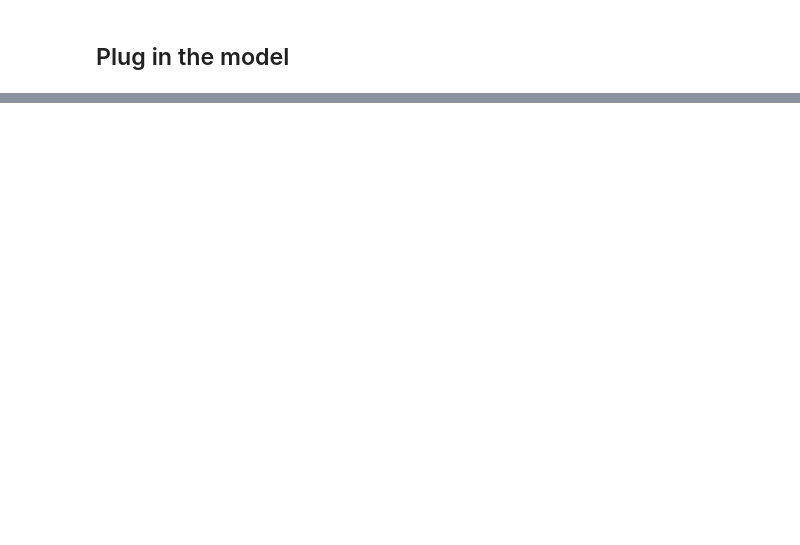
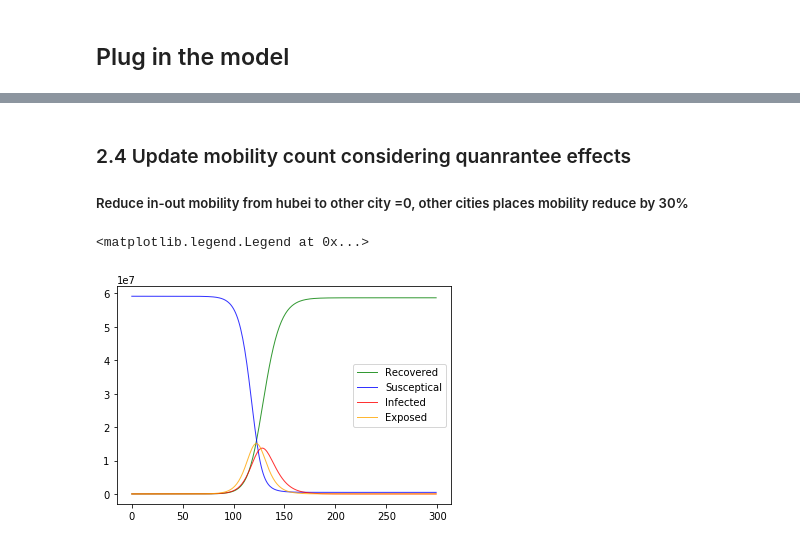
Before and after one commit to brookefzy/COVID-19, a Jupyter notebook: Province_level_simulation_with_mobility_factor.ipynb, the cells around one changed output, grey strips where cells are left out. Drawn from its saved outputs; the diff is of its cells as text; code cells hidden in the pictures; blank space fills up the shorter version.

```diff
--- a/Province_level_simulation_with_mobility_factor.ipynb
+++ b/Province_level_simulation_with_mobility_factor.ipynb
@@ -128,2 +164,4 @@ provincedf.to_csv('/Users/yuanfan/Documents/COVID-19/resource/transit/Baidu_prov
 # %% [markdown]
 ### Create a matrix
+# %%
+provincedf=pd.read_csv('/Users/yuanfan/Documents/COVID-19/resource/transit/Baidu_province_0220.csv')
@@ -290,0 +228,24 @@ temp2[['day', 'province', 'susceptics', 'exposed', 'infected', 'recover','from_l
+# %%
+#merge English Name:
+def translate(df):
+    df=df.merge(pop, left_on='province',right_on='province_cn',how='left')
+    return df
+# %%
+def SEIR_Model(seir,OD_matrixDF):
+    '''Typical SEIR Model'''
+    seir_previous=seir.copy()
+    flow_infected_matrix=OD_matrixDF*mobility_factor/Nc * seir_previous[:,2]
+    inflow_infected_sum=flow_infected_matrix.sum(axis=1)
+    total_infected=seir_previous[:,2]+inflow_infected_sum
+
+    new_S=-1*beta*(total_infected)*seir_previous[:,0]/Nc
+    new_E=beta*(total_infected)*seir_previous[:,0]/Nc - alpha* seir_previous[:,1]
+    new_I = alpha*seir_previous[:,1] - gamma*seir_previous[:,2]
+    new_R = gamma*seir_previous[:,2]
+
+    seir[:,0]=seir[:,0]+new_S
+    seir[:,1]=seir[:,1]+new_E
+    seir[:,2]=seir[:,2]+new_I
+    seir[:,3]=seir[:,3]+new_R
+
+    return seir
@@ -290,0 +275,11 @@ temp2[['day', 'province', 'susceptics', 'exposed', 'infected', 'recover','from_l
+# %%
+new_df = pd.DataFrame({'湖北': np.zeros(31)})
+def update_mobility(matrix,stop_province='湖北',mobility_fc=0.7):
+    '''This function update the mobility matrix after the day Hubei was isolated'''
+    newmatrix=matrix.copy()*mobility_fc
+    newmatrix[stop_province]=0
+    newmatrix.loc[stop_province,:]=0
+
+    return newmatrix
+newmatrix=update_mobility(OD_matrixDF,stop_province='湖北',mobility_fc=0.7)
+newmatrix
@@ -290,0 +306,3 @@ temp2[['day', 'province', 'susceptics', 'exposed', 'infected', 'recover','from_l
+# %% [markdown]
+### 2.4 Update mobility count considering quanrantee effects
+##### Reduce in-out mobility from hubei to other city =0, other cities places mobility reduce by 30%
@@ -290,0 +354,10 @@ temp2[['day', 'province', 'susceptics', 'exposed', 'infected', 'recover','from_l
+# %%
+sh=output[output['province_en']=='Hubei']
+plt.plot(sh['day'],sh['recover'], marker='', color='green', linewidth=1, alpha=0.8, label='Recovered')
+plt.plot(sh['day'],sh['susceptics'], marker='', color='blue', linewidth=1, alpha=0.8, label='Susceptical')
+plt.plot(sh['day'],sh['infected'], marker='', color='red', linewidth=1, alpha=0.8, label='Infected')
+plt.plot(sh['day'],sh['exposed'], marker='', color='orange', linewidth=1, alpha=0.8, label='Exposed')
+plt.legend()
+# %% [output]
+<matplotlib.legend.Legend at 0x...>
+[figure, added]
```
Also changed, not shown: parts of 73 cells of this notebook, 2 other files.
